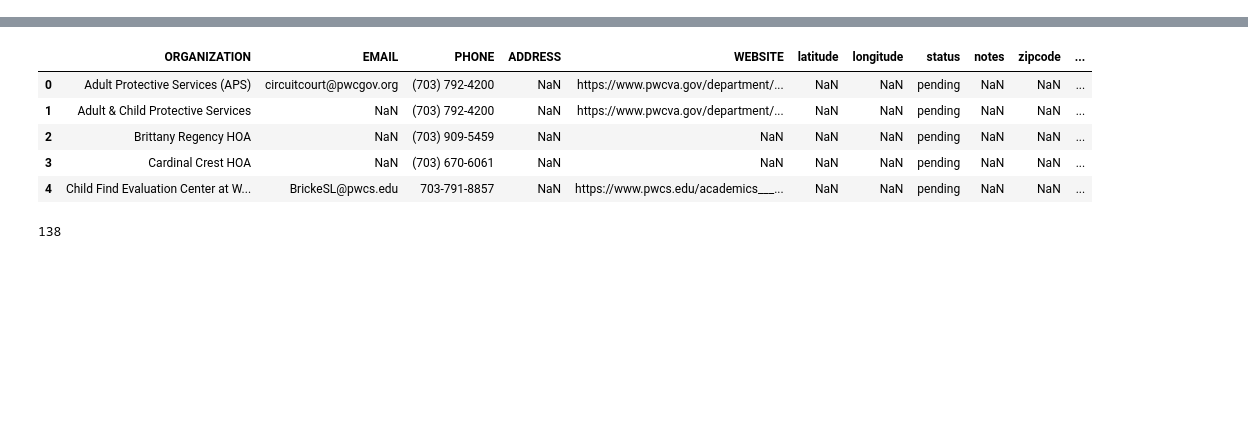
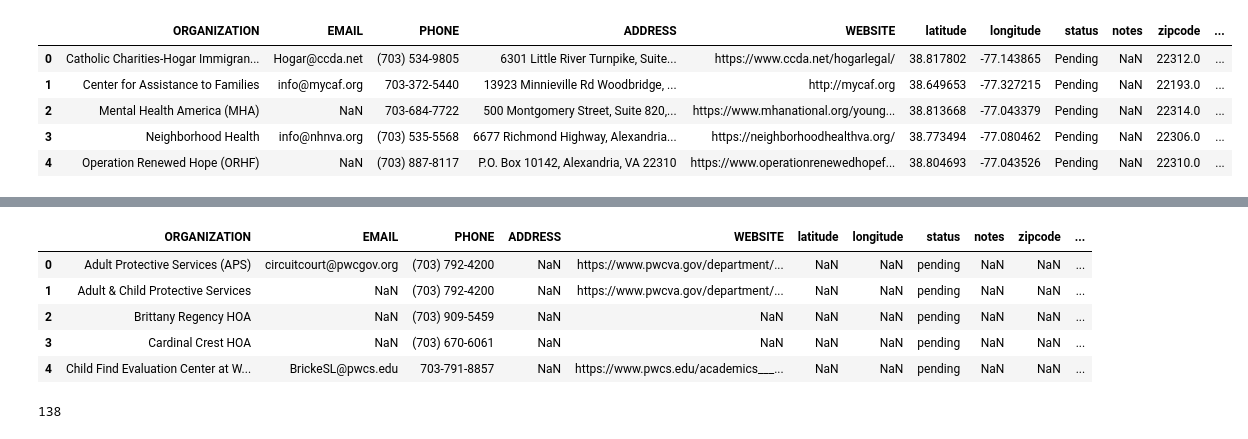
Before and after one commit to JiaqinWu/Community_Mobilization_Network_PWC, a Jupyter notebook: Data clean.ipynb, the cells around one changed output, grey strips where cells are left out. Drawn from its saved outputs; the diff is of its cells as text; code cells hidden in the pictures; blank space fills up the shorter version.

```diff
--- a/Data clean.ipynb
+++ b/Data clean.ipynb
@@ -1,3 +1,13 @@
 # %%
 import pandas as pd
 import numpy as np
+# %%
+df = pd.read_csv('Final_df.csv')
+df.head()
+# %% [output]
+|  | ORGANIZATION | EMAIL | PHONE | ADDRESS | WEBSITE | latitude | longitude | status | notes | zipcode | ... |
+| 0 | Catholic Charities-Hogar Immigran... | Hogar@ccda.net | (703) 534-9805 | 6301 Little River Turnpike, Suite... | https://www.ccda.net/hogarlegal/ | 38.817802 | -77.143865 | Pending | NaN | 22312.0 | ... |
+| 1 | Center for Assistance to Families | info@mycaf.org | 703-372-5440 | 13923 Minnieville Rd Woodbridge, ... | http://mycaf.org | 38.649653 | -77.327215 | Pending | NaN | 22193.0 | ... |
+| 2 | Mental Health America (MHA) | NaN | 703-684-7722 | 500 Montgomery Street, Suite 820,... | https://www.mhanational.org/young... | 38.813668 | -77.043379 | Pending | NaN | 22314.0 | ... |
+| 3 | Neighborhood Health | info@nhnva.org | (703) 535-5568 | 6677 Richmond Highway, Alexandria... | https://neighborhoodhealthva.org/ | 38.773494 | -77.080462 | Pending | NaN | 22306.0 | ... |
+| 4 | Operation Renewed Hope (ORHF) | NaN | (703) 887-8117 | P.O. Box 10142, Alexandria, VA 22310 | https://www.operationrenewedhopef... | 38.804693 | -77.043526 | Pending | NaN | 22310.0 | ... |
```
Also changed, not shown: parts of 1 cell of this notebook, 1 other file.
